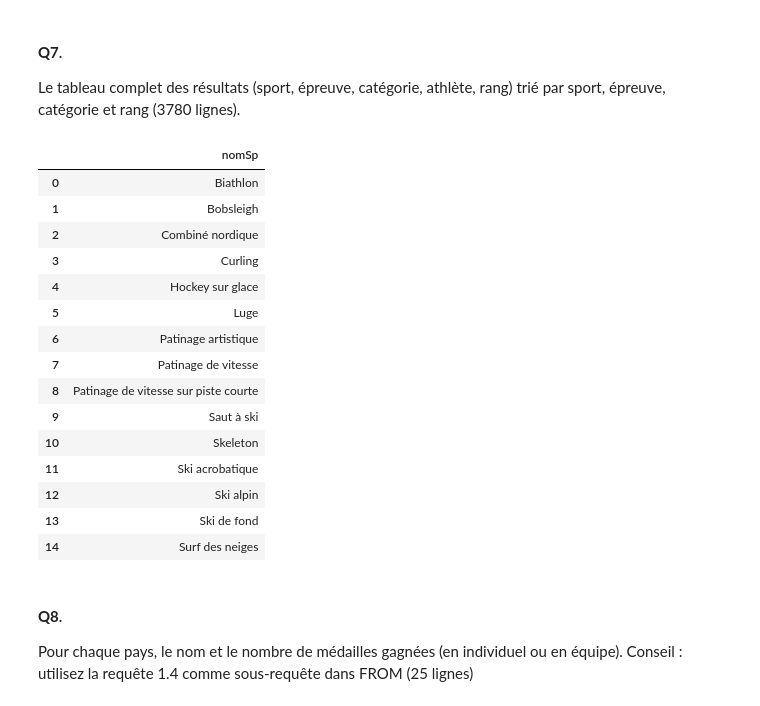
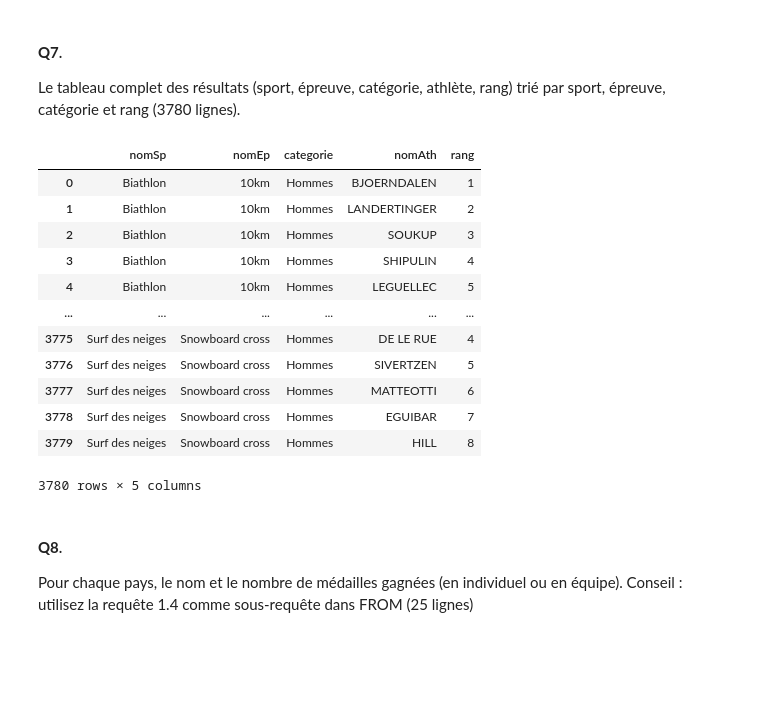
Before and after one commit to A-Aboo/UL2IN0019, a Jupyter notebook: TME 8 Compléments SQL-20260423/TD_TP_8_ETUDIANTS.ipynb, the cells around one changed output. Saved outputs shown, nothing was run; the diff lists cells and outputs as text; code cells hidden in the pictures; blank space fills up the shorter version.

```diff
--- a/TME 8 Compléments SQL-20260423/TD_TP_8_ETUDIANTS.ipynb
+++ b/TME 8 Compléments SQL-20260423/TD_TP_8_ETUDIANTS.ipynb
@@ -866,28 +867,40 @@ db.execute(query).df()
 Le tableau complet des résultats (sport, épreuve, catégorie, athlète, rang) trié par sport, épreuve, catégorie et rang (3780 lignes).
 # %%
 query="""
-select s.nomsp
+select s.nomsp , e.nomep , e.categorie, a.nomath , r.rang
 from sport s
+natural join epreuve e
+natural join rangindividuel r
+natural join athlete a
+
+union all
+
+select s.nomsp , e.nomep , e.categorie, a.nomath , r.rang
+from sport s
+natural join epreuve e
+natural join rangequipe r
+natural join athletesequipe aq
+natural join athlete a
+
+
+ORDER BY nomSp, nomEp, categorie, rang
 """
-
+#  better to use inner join +  on
 db.execute(query).df()
 # %% [output]
-|  | nomSp |
-| 0 | Biathlon |
-| 1 | Bobsleigh |
-| 2 | Combiné nordique |
-| 3 | Curling |
-| 4 | Hockey sur glace |
-| 5 | Luge |
-| 6 | Patinage artistique |
-| 7 | Patinage de vitesse |
-| 8 | Patinage de vitesse sur piste courte |
-| 9 | Saut à ski |
-| 10 | Skeleton |
-| 11 | Ski acrobatique |
-| 12 | Ski alpin |
-| 13 | Ski de fond |
-| 14 | Surf des neiges |
+|  | nomSp | nomEp | categorie | nomAth | rang |
+| 0 | Biathlon | 10km | Hommes | BJOERNDALEN | 1 |
+| 1 | Biathlon | 10km | Hommes | LANDERTINGER | 2 |
+| 2 | Biathlon | 10km | Hommes | SOUKUP | 3 |
+| 3 | Biathlon | 10km | Hommes | SHIPULIN | 4 |
+| 4 | Biathlon | 10km | Hommes | LEGUELLEC | 5 |
+| ... | ... | ... | ... | ... | ... |
+| 3775 | Surf des neiges | Snowboard cross | Hommes | DE LE RUE | 4 |
+| 3776 | Surf des neiges | Snowboard cross | Hommes | SIVERTZEN | 5 |
+| 3777 | Surf des neiges | Snowboard cross | Hommes | MATTEOTTI | 6 |
+| 3778 | Surf des neiges | Snowboard cross | Hommes | EGUIBAR | 7 |
+| 3779 | Surf des neiges | Snowboard cross | Hommes | HILL | 8 |
+3780 rows × 5 columns
 # %% [markdown]
 #### **Q8**.
 Pour chaque pays, le nom et le nombre de médailles gagnées (en individuel ou en équipe). Conseil : utilisez la requête 1.4 comme sous-requête dans  FROM (25 lignes)
```
Also changed, not shown: parts of 3 cells of this notebook.
